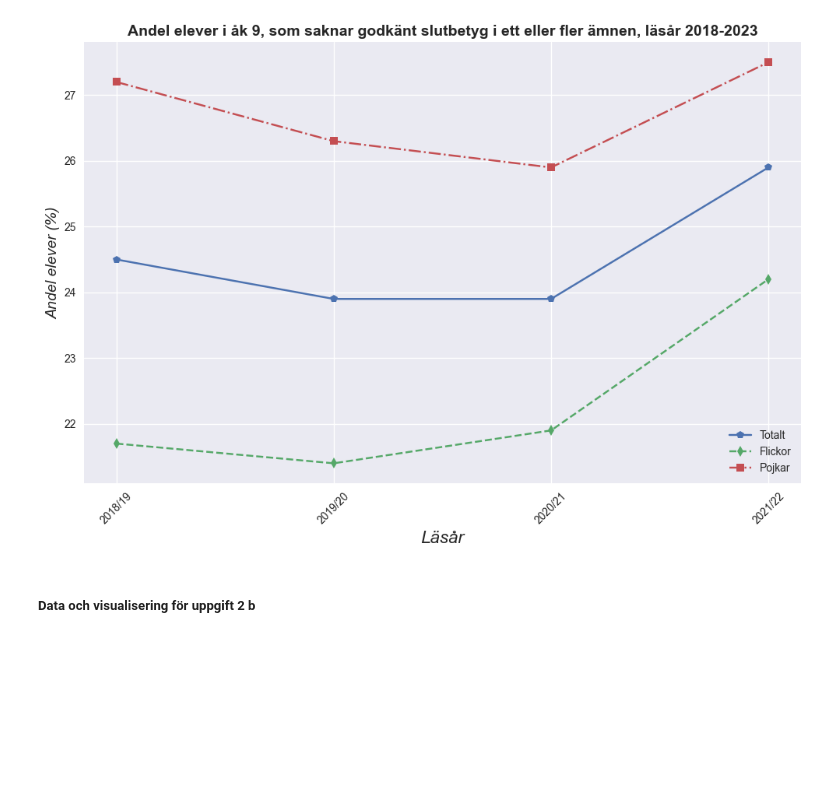
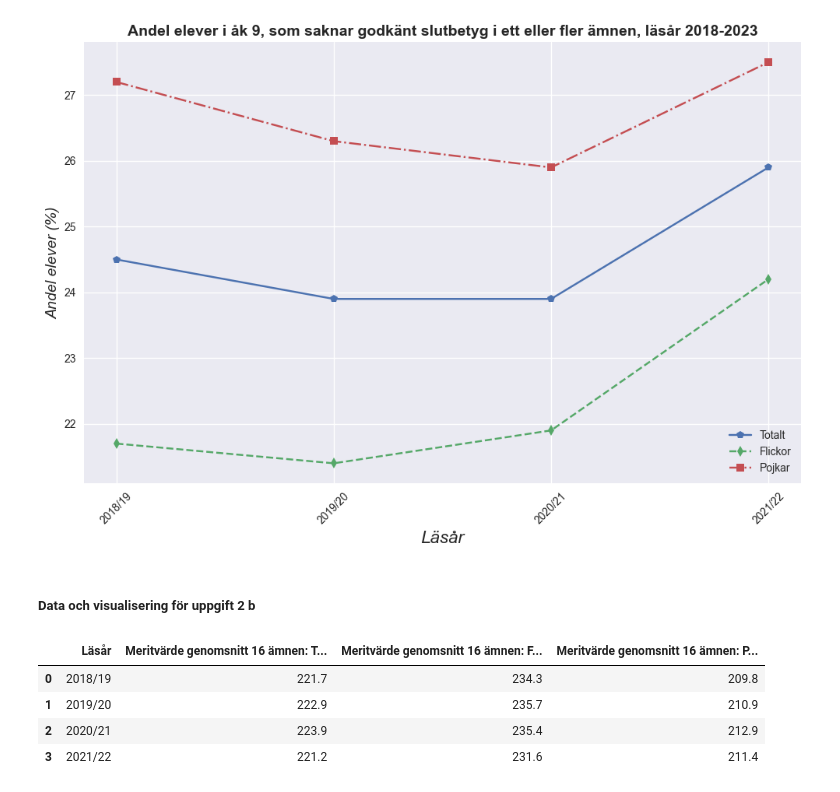
Before and after one commit to suseliwen/Labb2---skolstatistik, a Jupyter notebook: Labb2_uppgift2.ipynb, the cells around one changed output. Cells and saved outputs as stored; diff of their text form; code cells hidden in the pictures; blank space fills up the shorter version.

```diff
--- a/Labb2_uppgift2.ipynb
+++ b/Labb2_uppgift2.ipynb
@@ -108,0 +98,14 @@ plt.show()
+# %%
+#Skapar en ny datafram som enbart innehåller kolumnerna för elever som saknar betyg.
+df_meritvärde = df[["Läsår", "Meritvärde genomsnitt 16 ämnen: Totalt","Meritvärde genomsnitt 16 ämnen: Flickor", "Meritvärde genomsnitt 16 ämnen: Pojkar" ]]
+
+#Slicar raderna, så jag enbart får med de rader som innehåller läsår.
+df_meritvärde_new = df_meritvärde.iloc[:4, :]
+
+df_meritvärde_new
+# %% [output]
+|  | Läsår | Meritvärde genomsnitt 16 ämnen: T... | Meritvärde genomsnitt 16 ämnen: F... | Meritvärde genomsnitt 16 ämnen: P... |
+| 0 | 2018/19 | 221.7 | 234.3 | 209.8 |
+| 1 | 2019/20 | 222.9 | 235.7 | 210.9 |
+| 2 | 2020/21 | 223.9 | 235.4 | 212.9 |
+| 3 | 2021/22 | 221.2 | 231.6 | 211.4 |
```
Also changed, not shown: parts of 4 cells of this notebook, 1 other file.
